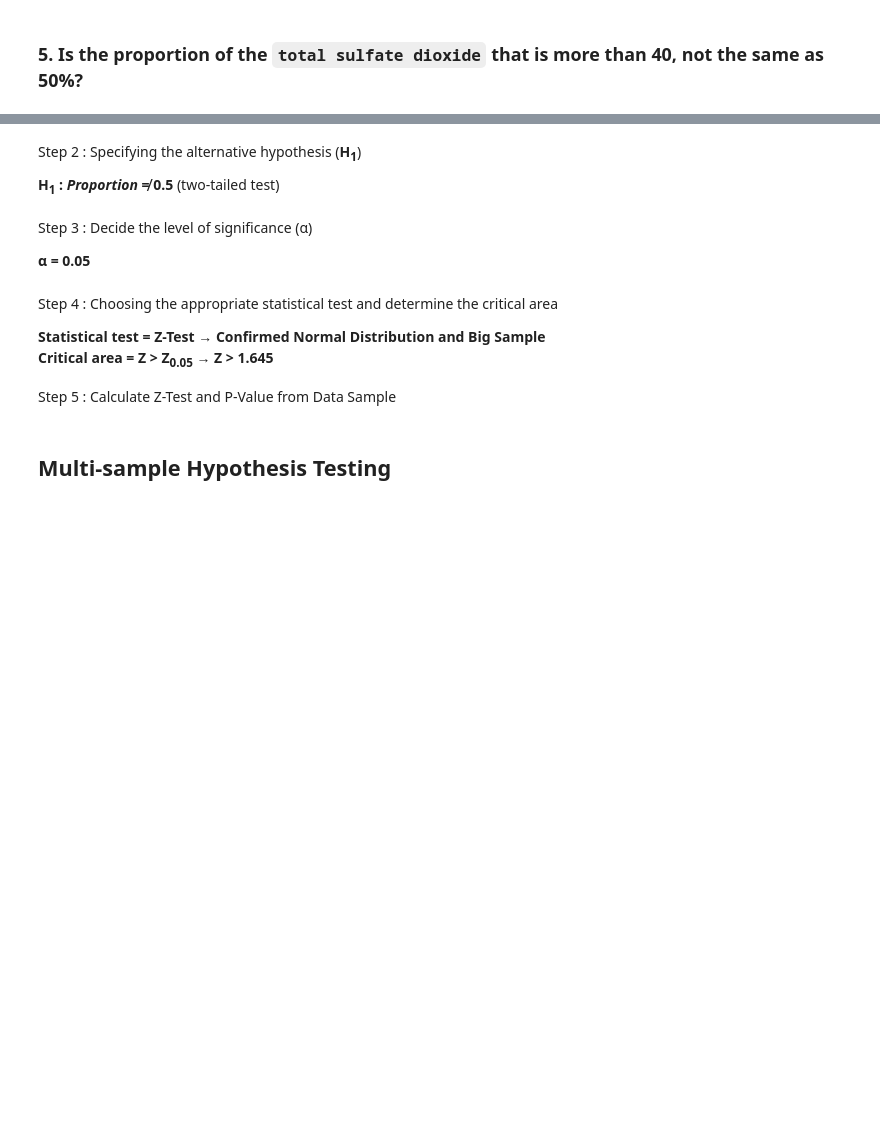
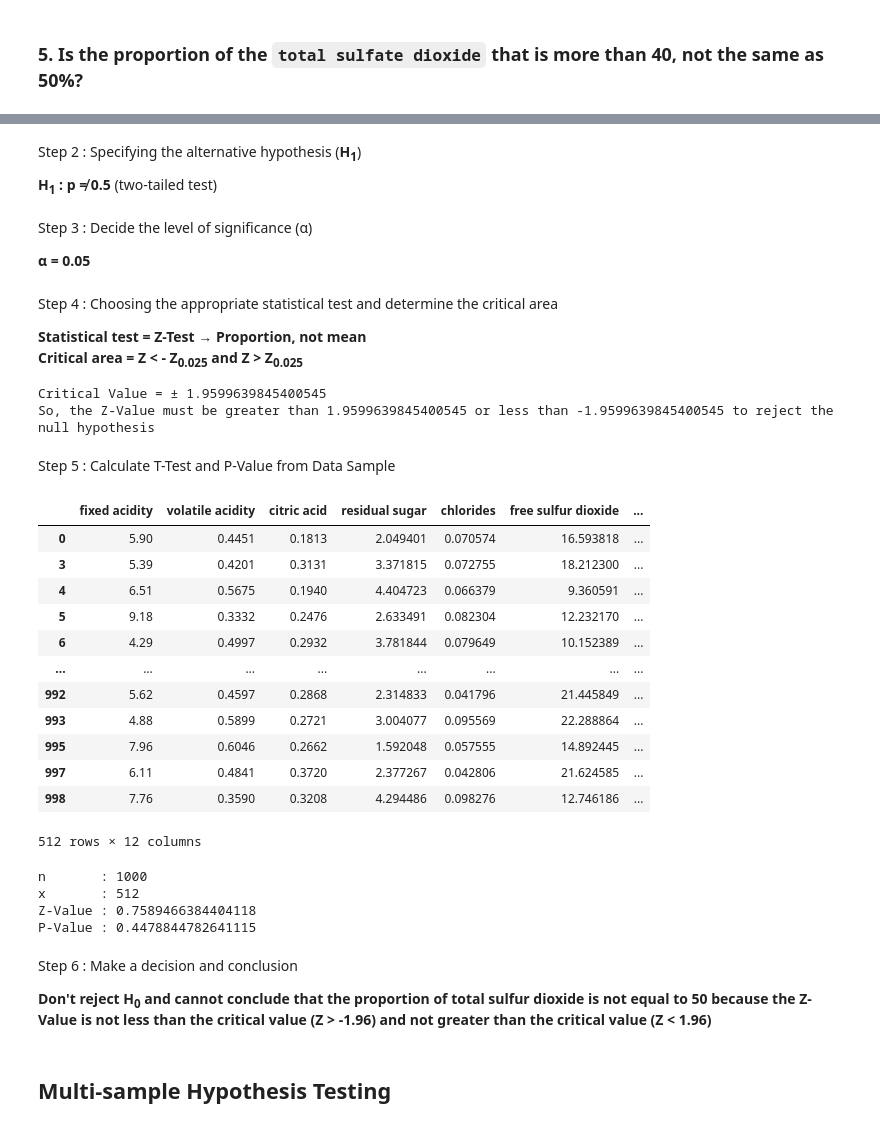
Before and after one commit to maikeljh/TubesProbstatGan, a Jupyter notebook: src/main.ipynb, the cells around one changed output, grey strips where cells are left out. Drawn from its saved outputs; the diff is of its cells as text; code cells hidden in the pictures; blank space fills up the shorter version.

```diff
--- a/src/main.ipynb
+++ b/src/main.ipynb
@@ -488,7 +519,7 @@ Step 1 : Specifying the null hypothesis (**H<sub>0</sub>**)
 # %% [markdown]
 Step 2 : Specifying the alternative hypothesis (**H<sub>1</sub>**)
 
-**H<sub>1</sub> : *Proportion* ≠ 0.5** (two-tailed test)
+**H<sub>1</sub> : p ≠ 0.5** (two-tailed test)
 # %% [markdown]
 Step 3 : Decide the level of significance (α)
 
@@ -497,10 +528,45 @@ Step 3 : Decide the level of significance (α)
 Step 4 : Choosing the appropriate statistical test and determine the critical area
 
 <b>
-Statistical test = Z-Test &rarr; Confirmed Normal Distribution and Big Sample<br>
-Critical area = Z > Z<sub>0.05</sub> &rarr; Z > 1.645
+Statistical test = Z-Test &rarr; Proportion, not mean<br>
+Critical area = Z < - Z<sub>0.025</sub> and Z > Z<sub>0.025</sub>
 </b>
+# %%
+z_critical_value = abs(scipy.stats.norm.ppf(0.05 / 2))
+print("Critical Value = \xB1", z_critical_value)
+print("So, the Z-Value must be greater than", z_critical_value, "or less than -" + str(z_critical_value) , "to reject the null hypothesis")
+# %% [output]
+Critical Value = ± 1.9599639845400545
+So, the Z-Value must be greater than 1.9599639845400545 or less than -1.9599639845400545 to reject the null hypothesis
 # %% [markdown]
-Step 5 : Calculate Z-Test and P-Value from Data Sample
+Step 5 : Calculate T-Test and P-Value from Data Sample
+# %%
+tsd_more_than_40 = df[df["total sulfur dioxide"] > 40]
+tsd_more_than_40
+# %% [output]
+|  | fixed acidity | volatile acidity | citric acid | residual sugar | chlorides | free sulfur dioxide | ... |
+| 0 | 5.90 | 0.4451 | 0.1813 | 2.049401 | 0.070574 | 16.593818 | ... |
+| 3 | 5.39 | 0.4201 | 0.3131 | 3.371815 | 0.072755 | 18.212300 | ... |
+| 4 | 6.51 | 0.5675 | 0.1940 | 4.404723 | 0.066379 | 9.360591 | ... |
+| 5 | 9.18 | 0.3332 | 0.2476 | 2.633491 | 0.082304 | 12.232170 | ... |
+| 6 | 4.29 | 0.4997 | 0.2932 | 3.781844 | 0.079649 | 10.152389 | ... |
+| ... | ... | ... | ... | ... | ... | ... | ... |
+| 992 | 5.62 | 0.4597 | 0.2868 | 2.314833 | 0.041796 | 21.445849 | ... |
+| 993 | 4.88 | 0.5899 | 0.2721 | 3.004077 | 0.095569 | 22.288864 | ... |
+| 995 | 7.96 | 0.6046 | 0.2662 | 1.592048 | 0.057555 | 14.892445 | ... |
+| 997 | 6.11 | 0.4841 | 0.3720 | 2.377267 | 0.042806 | 21.624585 | ... |
+| 998 | 7.76 | 0.3590 | 0.3208 | 4.294486 | 0.098276 | 12.746186 | ... |
+512 rows × 12 columns
+# %%
+z_test_proportion(df, tsd_more_than_40, 0.5)
+# %% [output]
+n       : 1000
+x       : 512
+Z-Value : 0.7589466384404118
+P-Value : 0.4478844782641115
+# %% [markdown]
+Step 6 : Make a decision and conclusion
+
+<b>Don't reject H<sub>0</sub> and cannot conclude that the proportion of total sulfur dioxide is not equal to 50 because the Z-Value is not less than the critical value (Z > -1.96) and not greater than the critical value (Z < 1.96)</b>
 # %% [markdown]
 ## Multi-sample Hypothesis Testing
```
Also changed, not shown: parts of 29 cells of this notebook.
